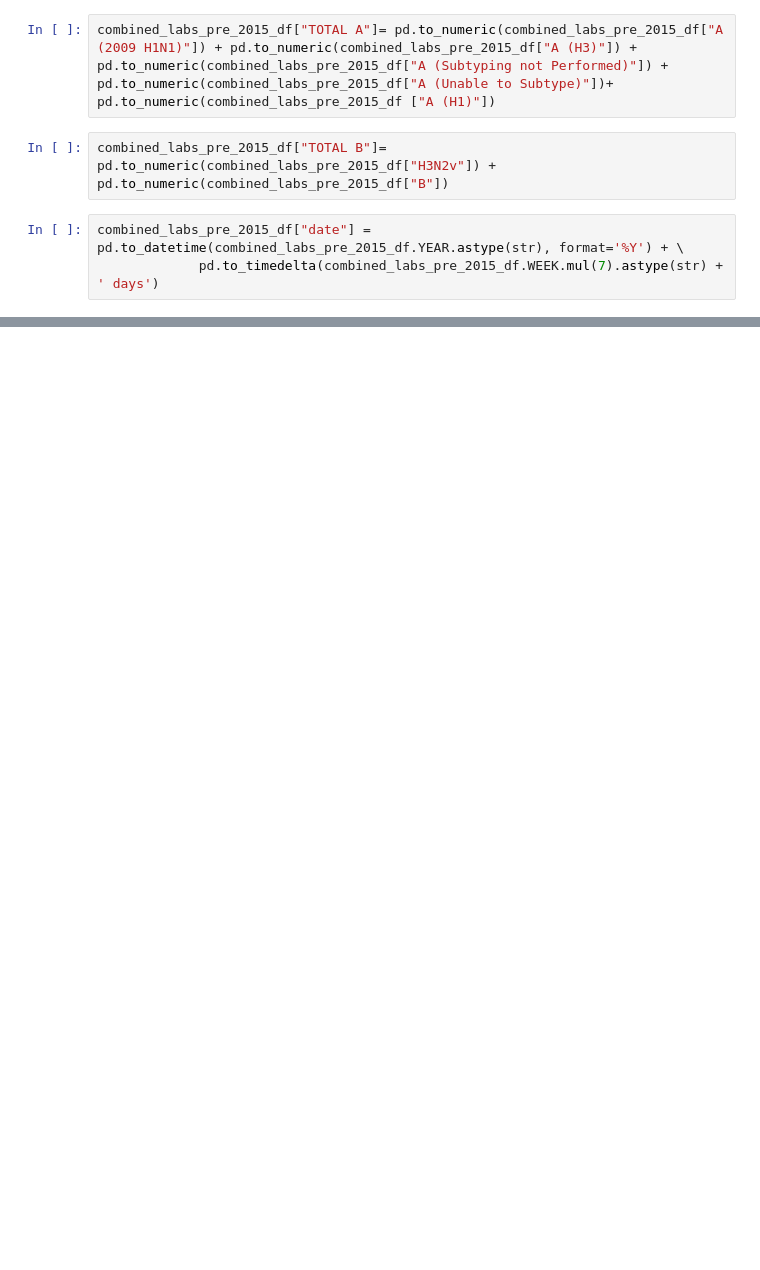
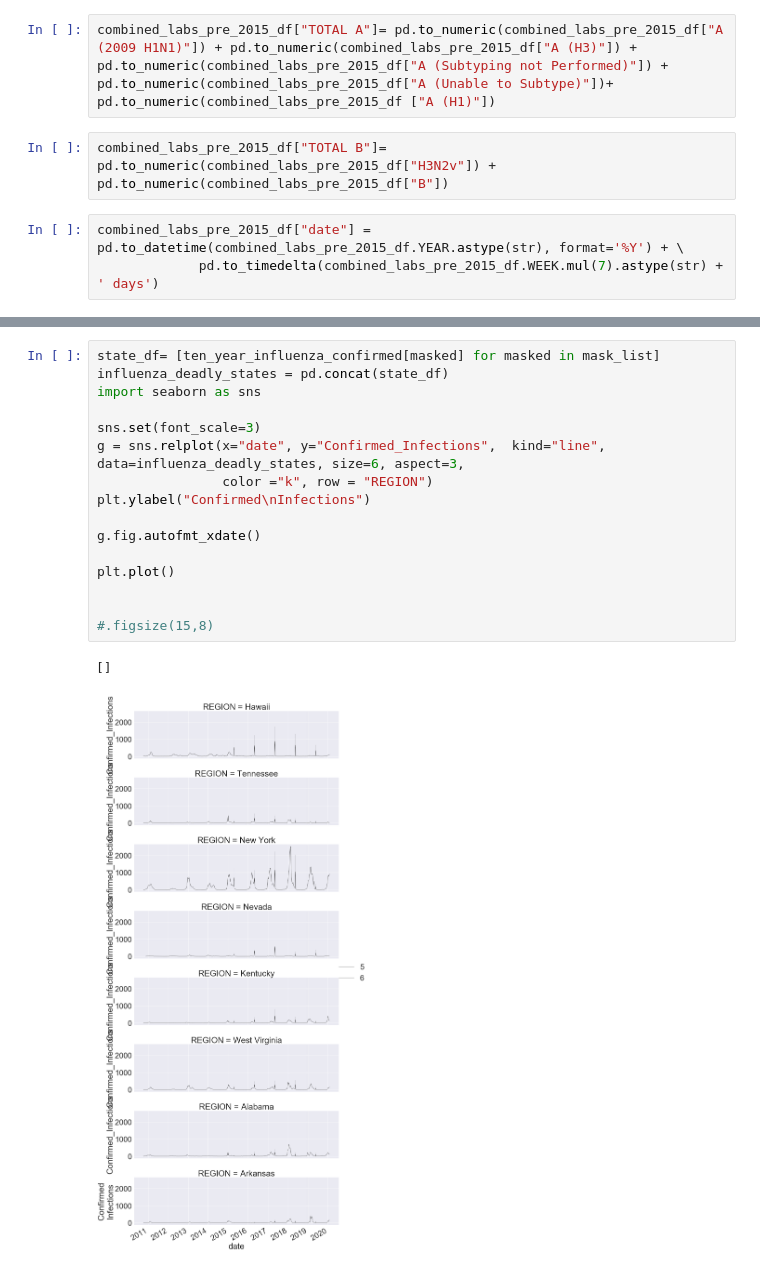
Before and after one commit to clayton-summitt/Influenza, a Jupyter notebook: CDC_Influenza_surveillance_by_state.ipynb, the cells around one changed output, grey strips where cells are left out. Drawn from its saved outputs; the diff is of its cells as text; blank space fills up the shorter version.

```diff
--- a/CDC_Influenza_surveillance_by_state.ipynb
+++ b/CDC_Influenza_surveillance_by_state.ipynb
@@ -116,0 +155,19 @@ combined_labs_pre_2015_df.head()
+# %%
+state_df= [ten_year_influenza_confirmed[masked] for masked in mask_list]
+influenza_deadly_states = pd.concat(state_df)
+import seaborn as sns
+
+sns.set(font_scale=3)
+g = sns.relplot(x="date", y="Confirmed_Infections",  kind="line", data=influenza_deadly_states, size=6, aspect=3,
+                color ="k", row = "REGION")
+plt.ylabel("Confirmed\nInfections")
+
+g.fig.autofmt_xdate()
+
+plt.plot()
+
+
+#.figsize(15,8)
+# %% [output]
+[]
+[figure, added]
```
Also changed, not shown: parts of 8 cells of this notebook, 1 other file.
